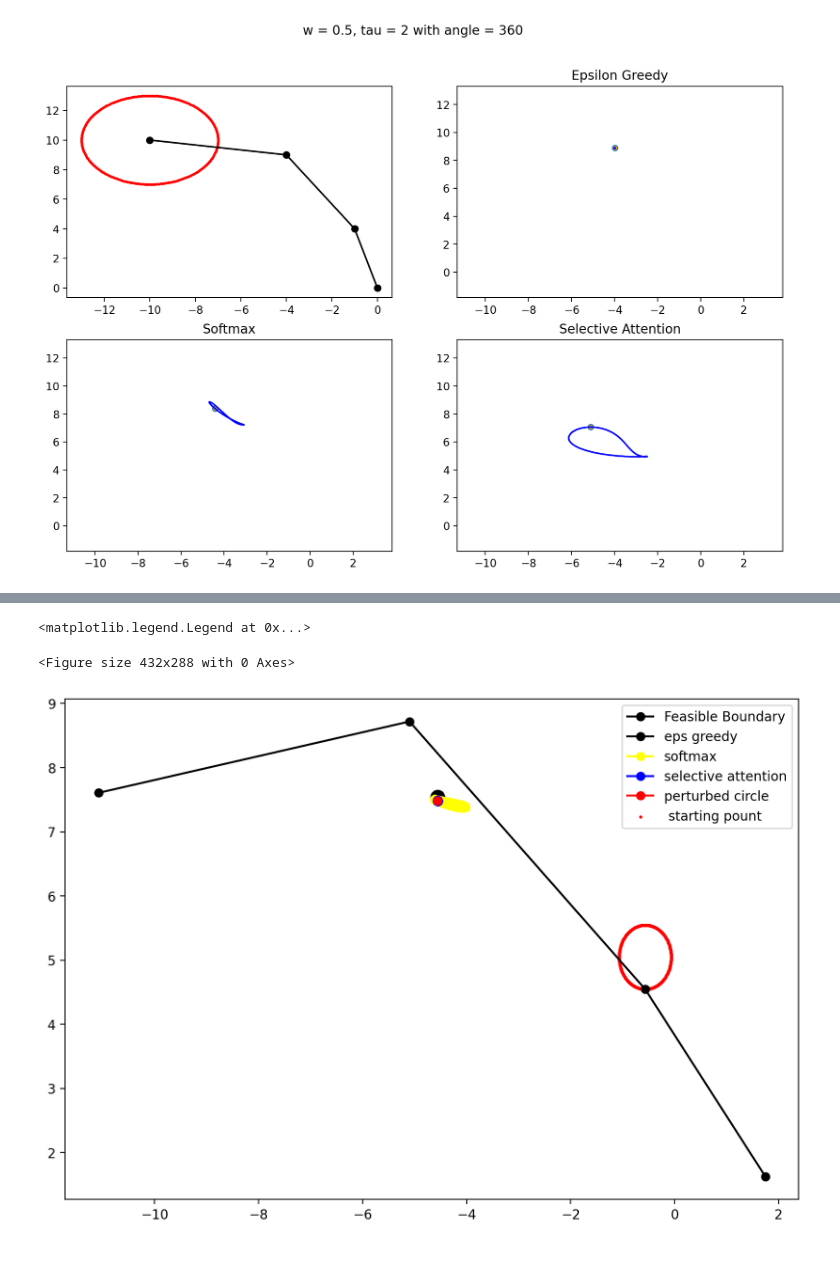
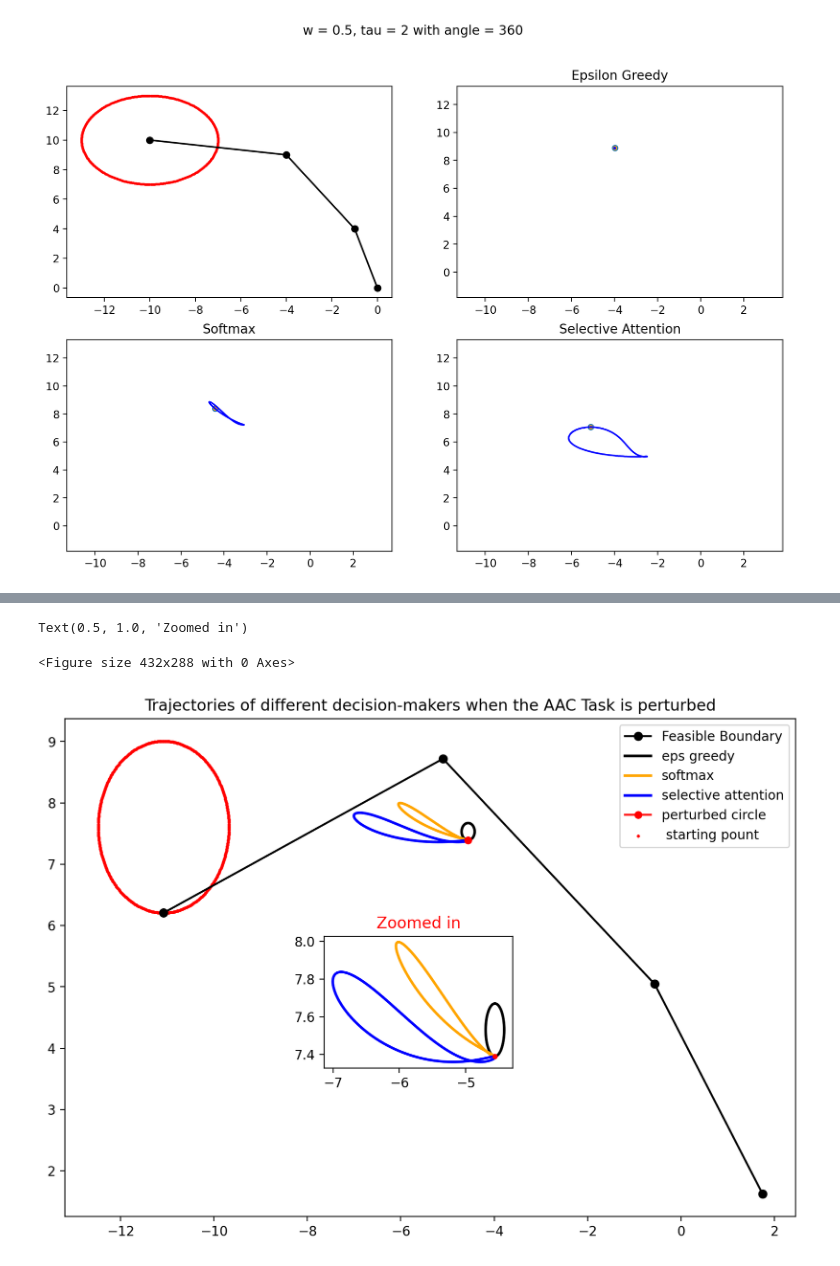
Before and after one commit to eza0107/Multi-Objective-Bandits, a Jupyter notebook: Chapter 5 - more.ipynb, the cells around one changed output, grey strips where cells are left out. Drawn from its saved outputs; the diff is of its cells as text; code cells hidden in the pictures.

Commit message:
Chapter 4 and 5 Figures consolidated

```diff
--- a/Chapter 5 - more.ipynb
+++ b/Chapter 5 - more.ipynb
@@ -258,11 +244,11 @@ coordinates.append(coordinates[0])
 xs,ys = zip(*coordinates)
 # plt.plot(xs,ys, "-", marker = "o", markersize = 5, markerfacecolor = "black")
 plt.plot(centroid[0],centroid[1],"-", marker = "o", markersize = 5, markerfacecolor = "red")
-plt.title("Original")
+plt.title("Starting position")
 for i in range(4):
-    plt.plot(T_rotated[:,76], R_rotated[:,76], color = 'red', linewidth = 3)
-for i in range(4):
-    plt.plot(T_rotated[:,136], R_rotated[:,136], color = 'black', linewidth = 3)
+    plt.plot(T_rotated[:,0], R_rotated[:,0], color = 'red', linewidth = 3)
+# for i in range(4):
+#     plt.plot(T_rotated[:,136], R_rotated[:,136], color = 'black', linewidth = 3)
 reward_regret, threat_regret = run_all(softmax, R, T)
 X = 0 - threat_regret
 Y = 10 - reward_regret
@@ -271,7 +257,7 @@ Y = 10 - reward_regret
 # plt.plot(X[-1,:], Y[-1,:], color = 'black')
 plt.plot(X[WEIGHT, TAU],Y[WEIGHT, TAU], marker = "o", markersize = 5, markerfacecolor = "orange")
 #--------------------------------------------------------------------------------------------------------------------------
-# rotating by 1 degree and track fixed learner - selective attention
+# rotating by 1 degree and track fixed learner
 decision_makers = [eps_greedy, softmax, selective_attention]
 labels = ["Epsilon Greedy", "Softmax", "Selective Attention"]
 
@@ -282,6 +268,7 @@ for j in range(3):
     plt.subplot(2,2,j+2)
     plt.xlim([x_min, x_max])
     plt.ylim([y_min, y_max])
+
     plt.plot(X[WEIGHT, TAU],Y[WEIGHT, TAU], marker = "o", markersize = 5, markerfacecolor = "orange")
     print(X[WEIGHT, TAU], Y[WEIGHT, TAU])
     x = np.zeros(ROTATION_ANGLE)
@@ -484,7 +471,7 @@ import matplotlib.pyplot as plt
 from matplotlib.pyplot import figure
 plt.figure(5)
 figure(figsize=(8, 5), dpi=200)
-rad = 0.5
+rad = 1.4
 WEIGHT = 35
 EPSILON = 20
 y = 5.455
@@ -515,13 +502,13 @@ def f_SA(variables, *data) :
 # then we solve for Softmax parameters
 # then we solve for Selective Attention
 T,R = rotate(T,R,200)
-T_p, R_p = perturb(T,R,1,rad)
+T_p, R_p = perturb(T,R,3,rad)
 rew_regret, thr_regret = run_all(eps_greedy,R_p[180,:],T_p[180,:])
 eps_reward = np.amax(R_p[180,:]) - rew_regret
 eps_threat = np.amax(T_p[180,:]) - thr_regret
 print(eps_threat[WEIGHT, EPSILON], eps_reward[WEIGHT, EPSILON], " this is the learner given by eps-greedy")
 
-R[1]-=rad
+R[3]-=rad
 
 plt.plot(T,R)
 plt.plot(eps_threat[WEIGHT, EPSILON], eps_reward[WEIGHT, EPSILON], '-o')
@@ -667,18 +654,25 @@ Text(0.5, 1.0, 'Selective Attention')
 # %%
 plt.figure(7)
 figure(figsize=(10, 7), dpi=200)
 
 
 for i in range(ROTATION_ANGLE):
     j = (i+180)%360
     plt.scatter(T_p[j,:], R_p[j,:],s = 2, color = 'red' )
 plt.plot(T,R,"-o", color = 'black')
-plt.plot(x_eps[0:ROTATION_ANGLE], y_eps[0:ROTATION_ANGLE], '-o', color = 'black')
-plt.plot(x_sm[0:ROTATION_ANGLE], y_sm[0:ROTATION_ANGLE], "-o", color = 'yellow')
-plt.plot(x_sa[0:ROTATION_ANGLE], y_sa[0:ROTATION_ANGLE], "-o", color = 'blue')
-plt.plot(x, y, '-o', color = 'red')
+plt.plot(x_eps[0:ROTATION_ANGLE], y_eps[0:ROTATION_ANGLE], color = 'black', linewidth = 2)
+plt.plot(x_sm[0:ROTATION_ANGLE], y_sm[0:ROTATION_ANGLE], color = 'orange', linewidth = 2)
+plt.plot(x_sa[0:ROTATION_ANGLE], y_sa[0:ROTATION_ANGLE], color = 'blue', linewidth = 2)
+plt.plot(x, y, '-o', color = 'red', markersize = 5)
+plt.title('Trajectories of different decision-makers when the AAC Task is perturbed')
 plt.legend(["Feasible Boundary",  "eps greedy", "softmax", "selective attention","perturbed circle", " starting pount"])
+axes=plt.axes([0.4,0.35,0.2,0.2])
+axes.plot(x_eps[0:ROTATION_ANGLE], y_eps[0:ROTATION_ANGLE], color = 'black', linewidth = 2.0)
+axes.plot(x_sm[0:ROTATION_ANGLE], y_sm[0:ROTATION_ANGLE], color = 'orange', linewidth = 2.0)
+axes.plot(x_sa[0:ROTATION_ANGLE], y_sa[0:ROTATION_ANGLE], color = 'blue', linewidth = 2.0)
+axes.plot(x,y,'-o',color = 'red', markersize = 3)
+plt.title('Zoomed in', color = 'red')
 # %% [output]
-<matplotlib.legend.Legend at 0x...>
+Text(0.5, 1.0, 'Zoomed in')
 <Figure size 432x288 with 0 Axes>
-[figure, old version]
+[figure, new version]
```
Also changed, not shown: parts of 5 cells of this notebook, 4 other files.
